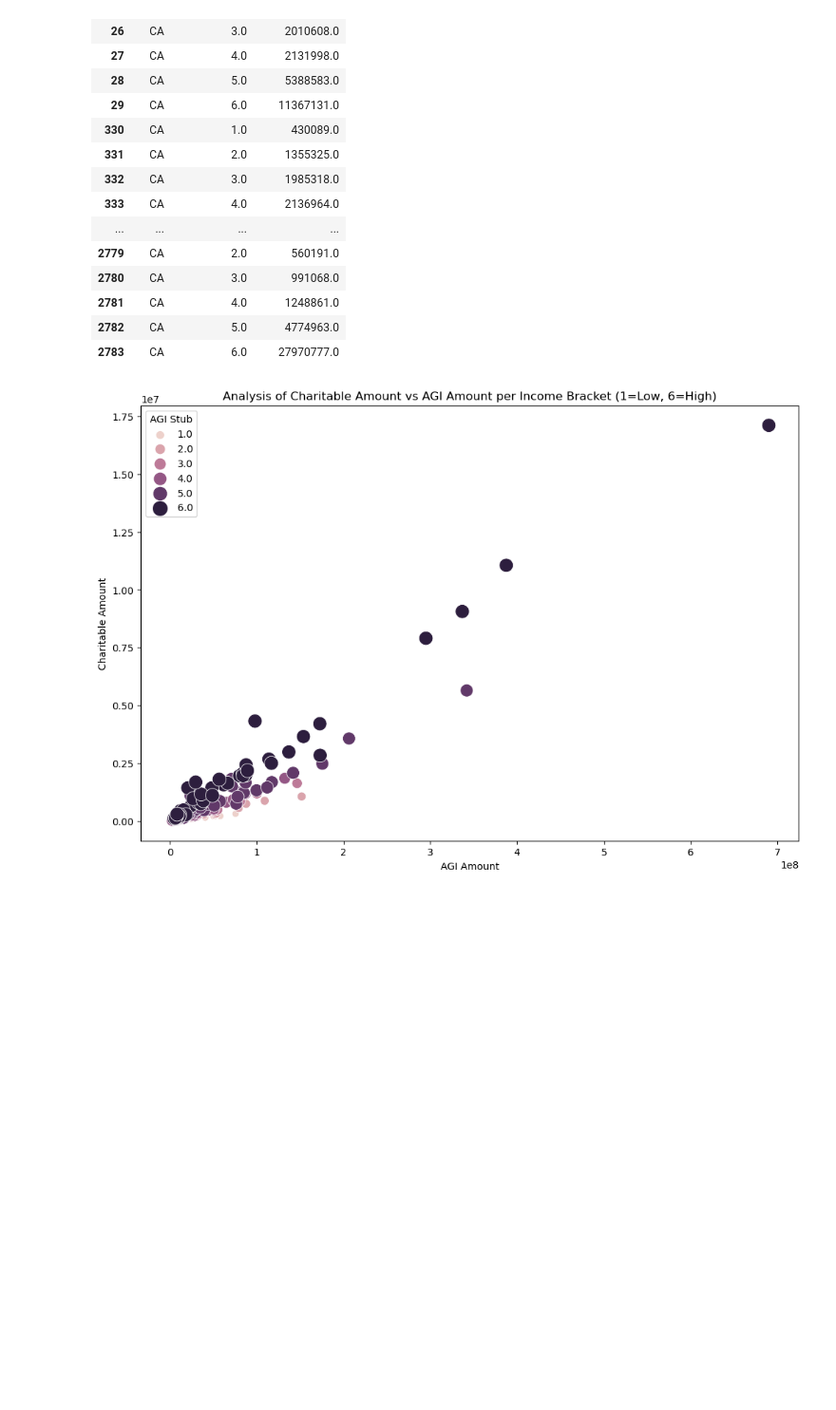
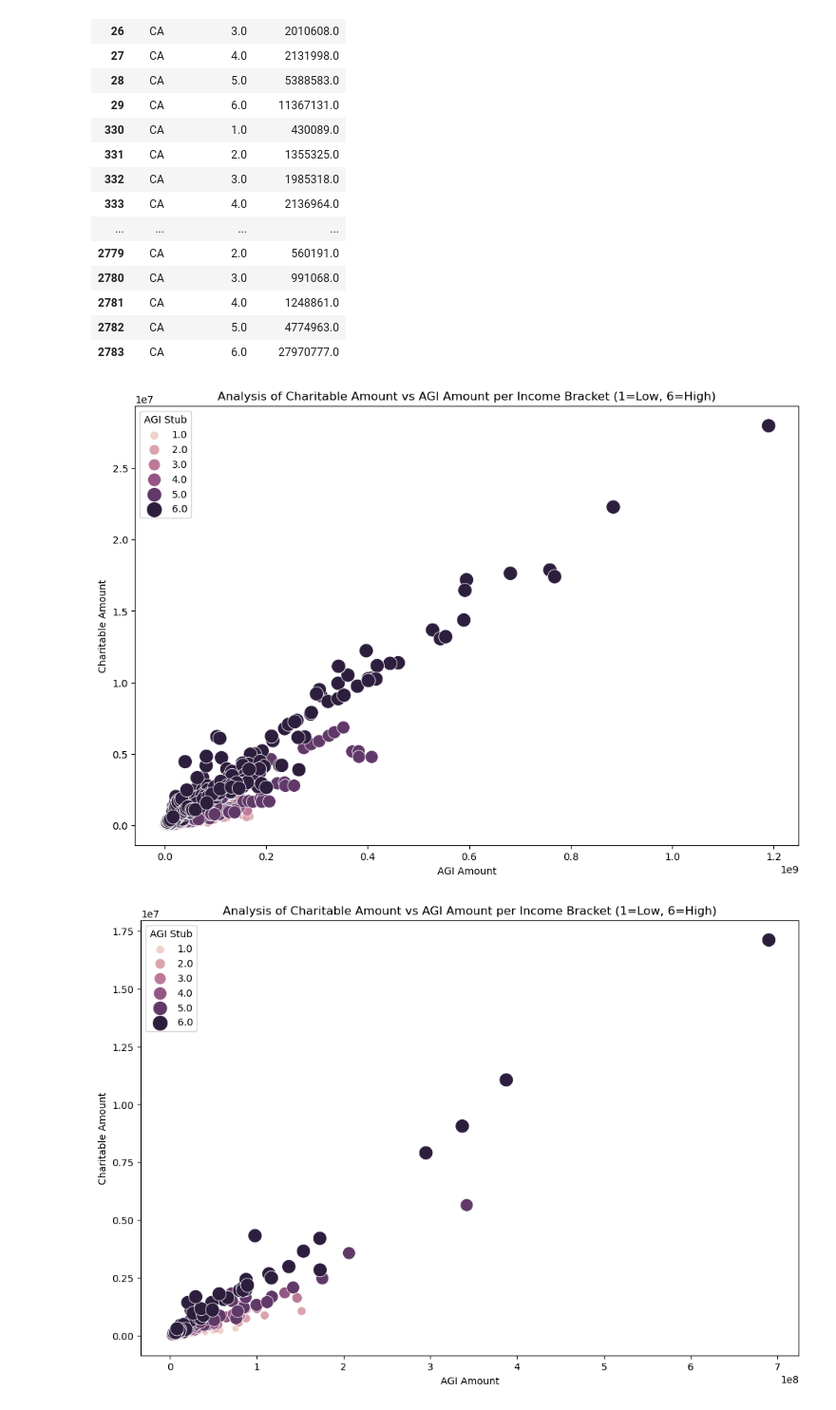
Before and after one commit to HasmigG/TaxAnalysis, a Jupyter notebook: etl_Hasmig.ipynb, the cells around one changed output. Shown at 95% size. Drawn from its saved outputs; the diff is of its cells as text; code cells hidden in the pictures; blank space fills up the shorter version.

```diff
--- a/etl_Hasmig.ipynb
+++ b/etl_Hasmig.ipynb
@@ -117,8 +115,18 @@ df[df.State=='CA'][['State', 'new_agi_stub', 'Charitable_Amt']]
 | 2782 | CA | 5.0 | 4774963.0 |
 | 2783 | CA | 6.0 | 27970777.0 |
 # %%
-charitableAmt_agiAmt = df.groupby(['new_agi_stub', 'State', 'year']).agg({
+charitableAmt_agiAmt_year = df.groupby(['new_agi_stub', 'State', 'year']).agg({
      'Charitable_Amt': 'mean', 'AGI_Amt': 'mean'}).reset_index()
+# %%
+plt.figure(figsize=(12, 8))
+sns.scatterplot(data=charitableAmt_agiAmt_year, x='AGI_Amt', y='Charitable_Amt', hue='new_agi_stub', size='new_agi_stub', sizes=(50, 200))
+plt.title('Analysis of Charitable Amount vs AGI Amount per Income Bracket (1=Low, 6=High)')
+plt.xlabel('AGI Amount')
+plt.ylabel('Charitable Amount')
+plt.legend(title='AGI Stub')
+plt.show()
+# %% [output]
+[figure, added]
 # %%
 # without year
 charitableAmt_agiAmt = df.groupby(['new_agi_stub', 'State',]).agg({
```
Also changed, not shown: parts of 21 cells of this notebook, 2 other files.
